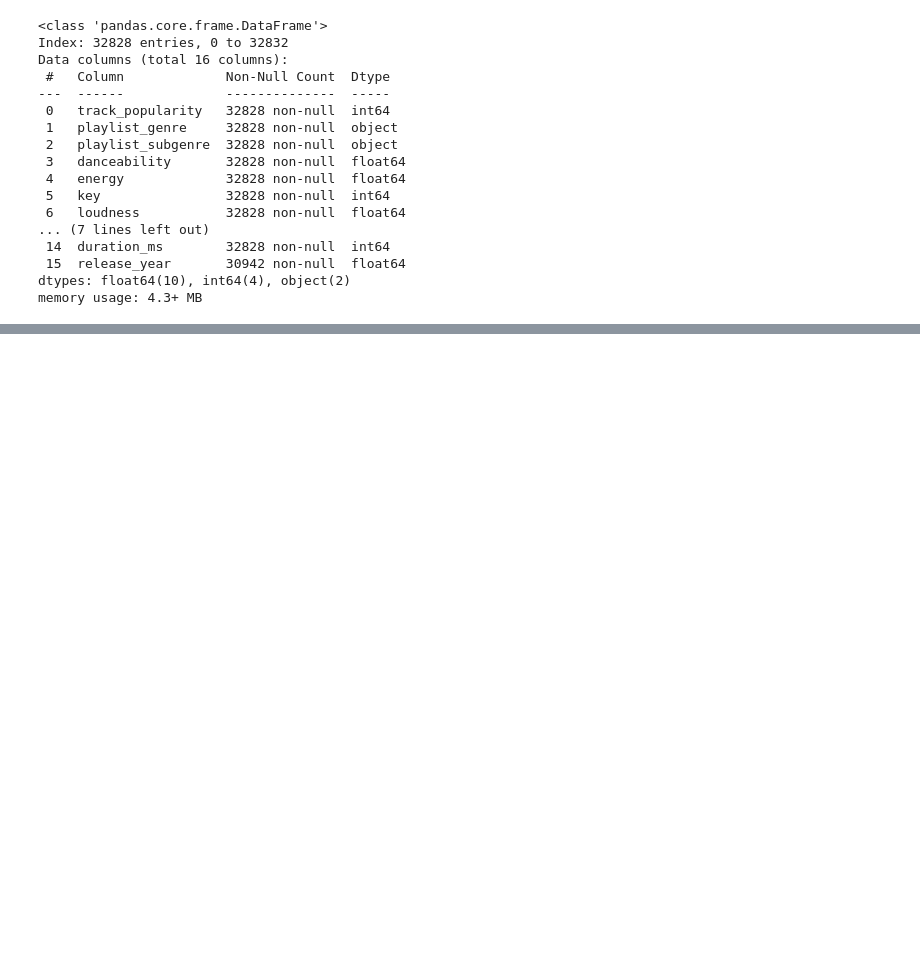
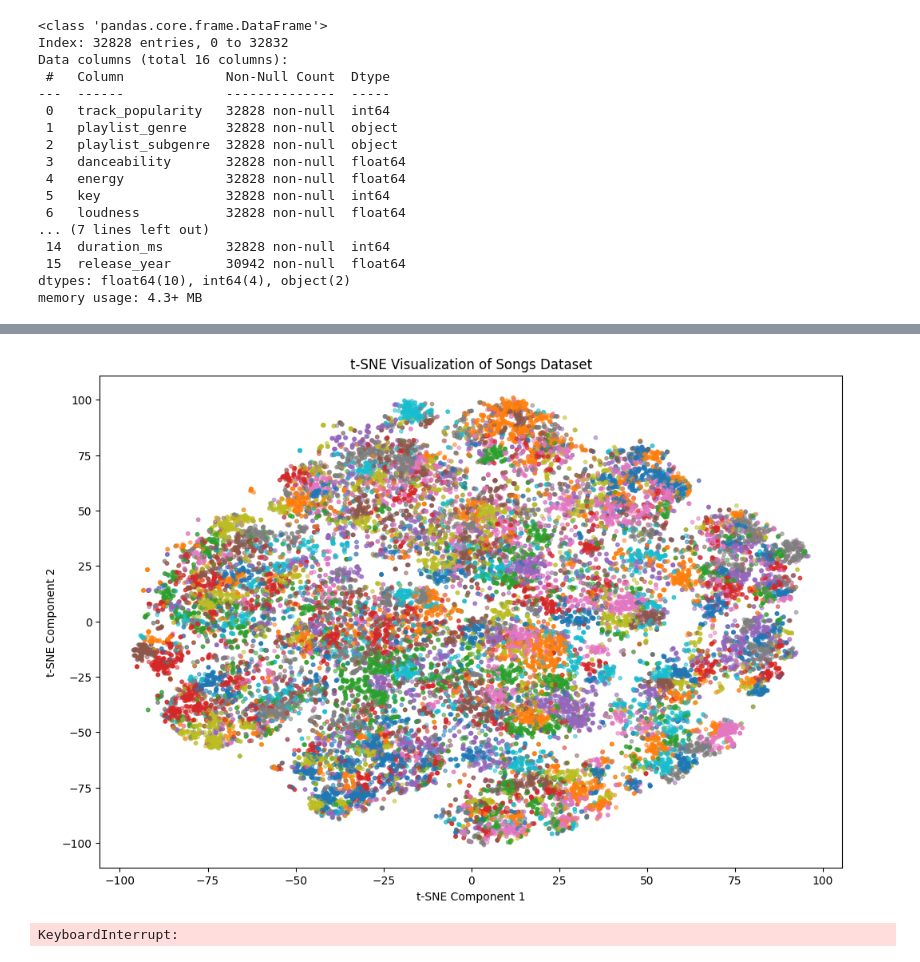
Before and after one commit to wnovak5/ML4VA-music-recommendation, a Jupyter notebook: ML4VA-music-recommendation.ipynb, the cells around one changed output, grey strips where cells are left out. Saved outputs shown, nothing was run; the diff lists cells and outputs as text; code cells hidden in the pictures; blank space fills up the shorter version.

```diff
--- a/ML4VA-music-recommendation.ipynb
+++ b/ML4VA-music-recommendation.ipynb
@@ -210,0 +261,60 @@ Name: 43, dtype: object
+# %%
+from sklearn.manifold import TSNE
+import matplotlib.pyplot as plt
+
+# Apply t-SNE
+tsne = TSNE(n_components=2, random_state=42, perplexity=30, max_iter=1000)
+songs_tsne = tsne.fit_transform(songs_prepared)
+# %%
+# Create a scatter plot
+plt.figure(figsize=(12, 8))
+plt.scatter(songs_tsne[:, 0], songs_tsne[:, 1], alpha=0.5, s=10, c = clusters, cmap="tab10")
+plt.title('t-SNE Visualization of Songs Dataset')
+plt.xlabel('t-SNE Component 1')
+plt.ylabel('t-SNE Component 2')
+plt.show()
+# %% [output]
+[figure, added]
+# %%
+from sklearn.cluster import DBSCAN
+import numpy as np
+import matplotlib.pyplot as plt
+from sklearn.manifold import TSNE
+
+# Apply DBSCAN
+dbscan = DBSCAN(eps=3.5, min_samples=50)  # Adjust parameters as needed
+dbscan_labels = dbscan.fit_predict(songs_prepared)
+
+# Count unique clusters
+n_clusters = len(set(dbscan_labels)) - (1 if -1 in dbscan_labels else 0)
+n_noise = list(dbscan_labels).count(-1)
+
+print(f"Number of clusters: {n_clusters}")
+print(f"Number of noise points: {n_noise}")
+
+# Apply t-SNE for visualization
+tsne = TSNE()
+songs_tsne = tsne.fit_transform(songs_prepared)
+
+# Visualize DBSCAN results
+plt.figure(figsize=(12, 8))
+unique_labels = set(dbscan_labels)
+for label in unique_labels:
+    # Plot noise as black points
+    if label == -1:
+        color = 'black'
+        label_name = 'Noise'
+    else:
+        color = plt.cm.tab10(label / n_clusters)  # Assign unique color
+        label_name = f'Cluster {label}'
+
+    cluster_points = songs_tsne[dbscan_labels == label]
+    plt.scatter(cluster_points[:, 0], cluster_points[:, 1], c=color, label=label_name, alpha=0.6, s=10)
+
+plt.title('t-SNE Visualization with DBSCAN Clusters')
+plt.xlabel('t-SNE Component 1')
+plt.ylabel('t-SNE Component 2')
+plt.legend()
+plt.show()
+# %% [output]
+KeyboardInterrupt:
```
Also changed, not shown: parts of 6 cells of this notebook.
